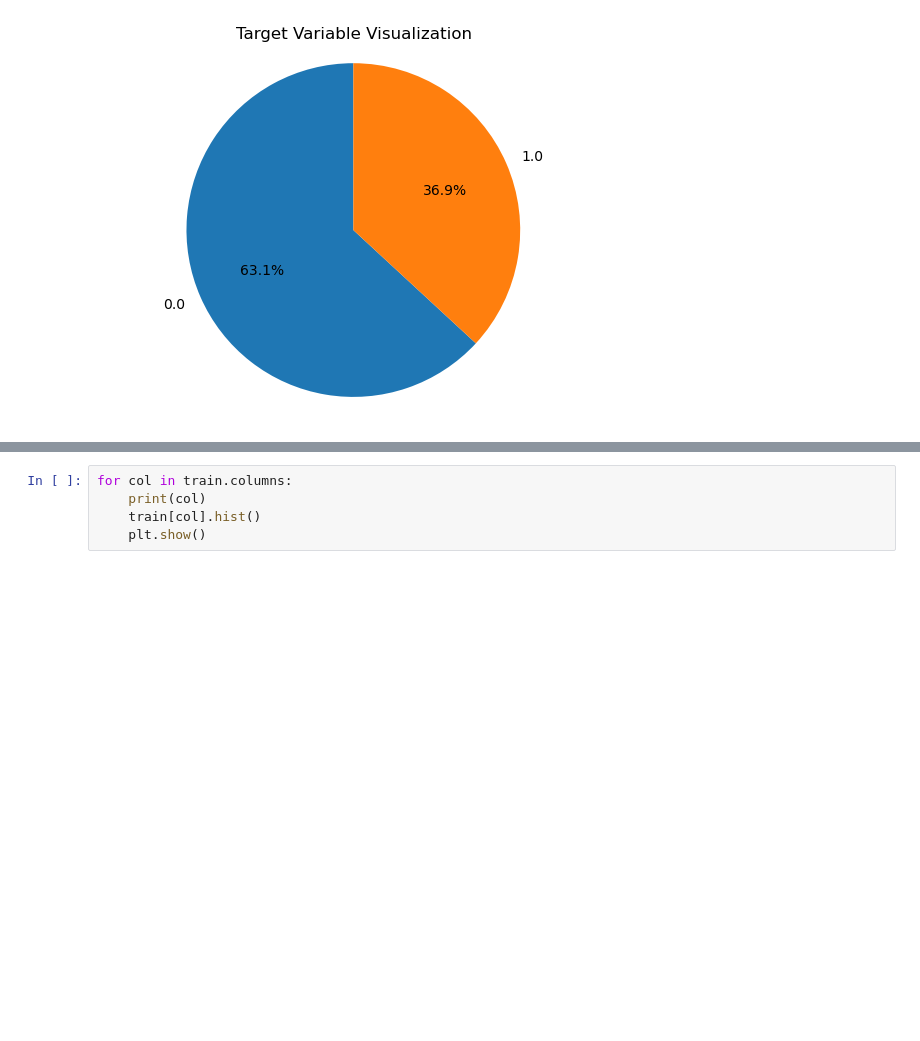
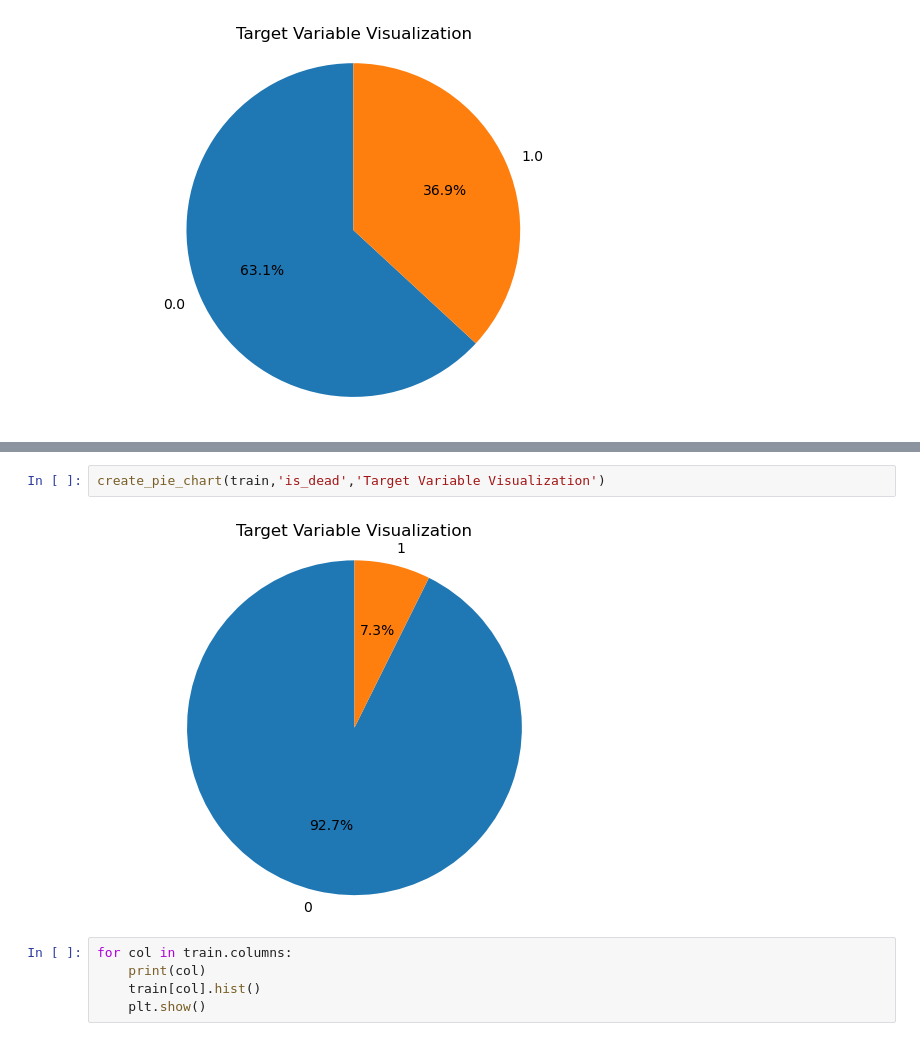
Before and after one commit to Chellyann-moreno/covid19-project, a Jupyter notebook: non_final_explore.ipynb, the cells around one changed output, grey strips where cells are left out. Saved outputs shown, nothing was run; the diff lists cells and outputs as text; blank space fills up the shorter version.

```diff
--- a/non_final_explore.ipynb
+++ b/non_final_explore.ipynb
@@ -54,3 +58,7 @@ create_pie_chart(train,'covid_pos','Target Variable Visualization')
+# %%
+create_pie_chart(train,'is_dead','Target Variable Visualization')
+# %% [output]
+[figure, added]
 # %%
 for col in train.columns:
     print(col)
```
Also changed, not shown: parts of 12 cells of this notebook.
